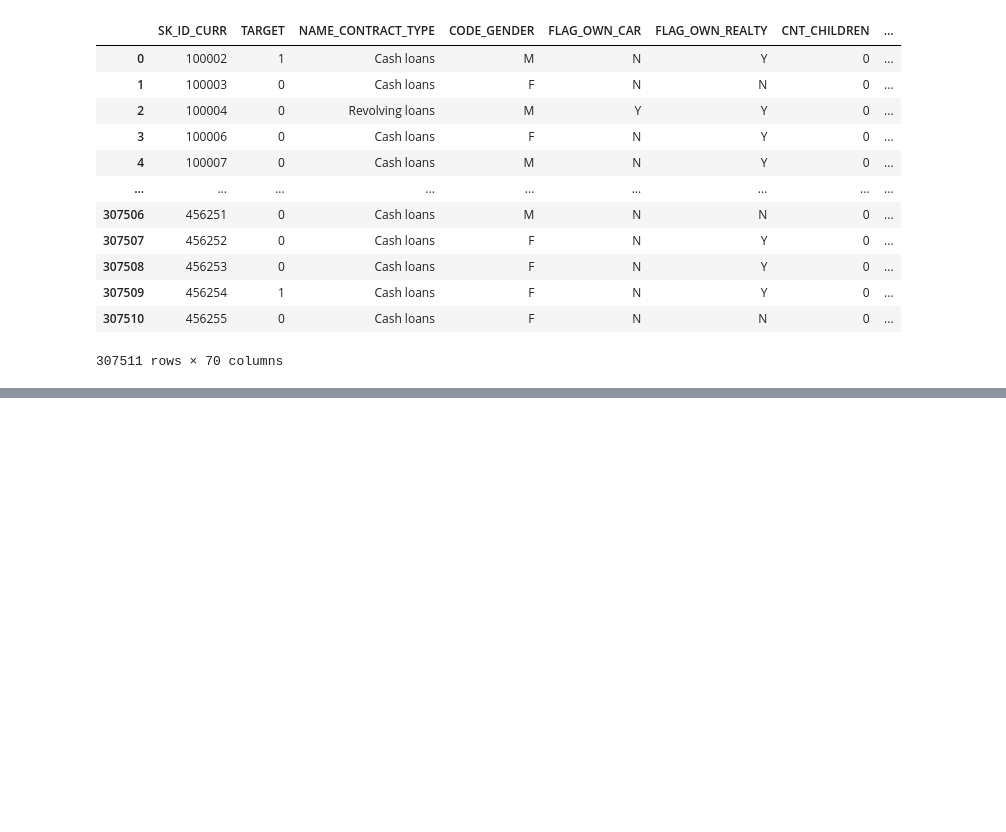
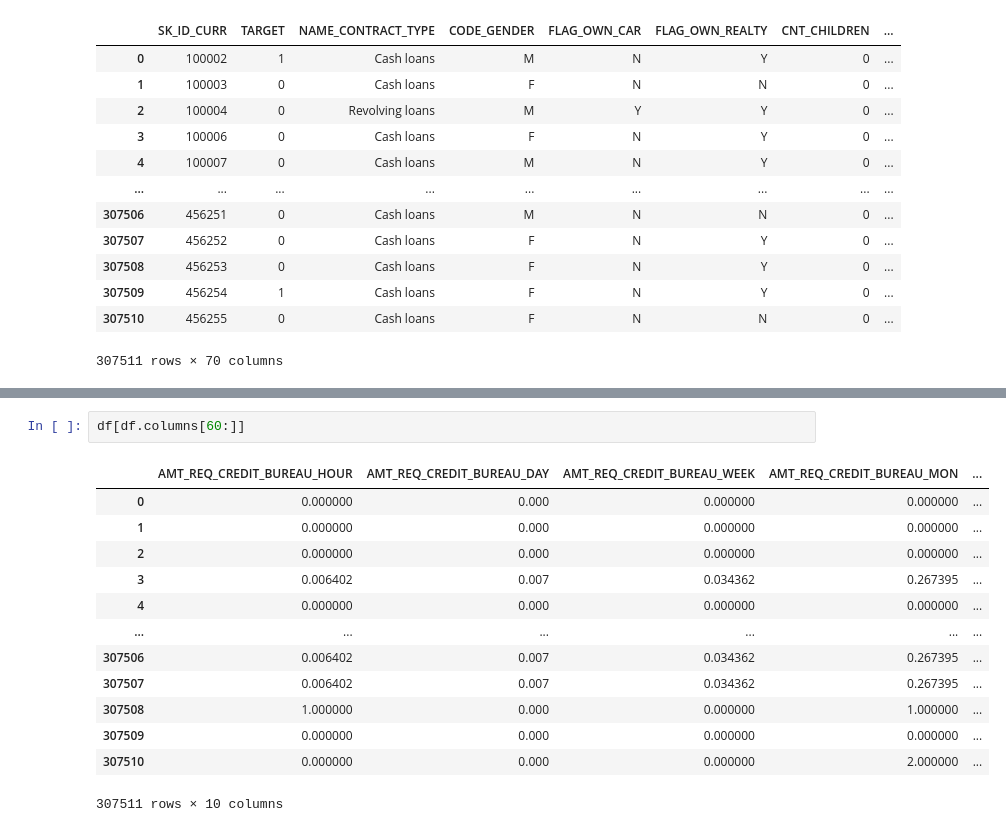
Before and after one commit to ishaansathaye/CSC369Project-LoanApproval, a Jupyter notebook: temp.ipynb, the cells around one changed output, grey strips where cells are left out. Drawn from its saved outputs; the diff is of its cells as text; blank space fills up the shorter version.

```diff
--- a/temp.ipynb
+++ b/temp.ipynb
@@ -99,0 +148,16 @@ df
+# %%
+df[df.columns[60:]]
+# %% [output]
+|  | AMT_REQ_CREDIT_BUREAU_HOUR | AMT_REQ_CREDIT_BUREAU_DAY | AMT_REQ_CREDIT_BUREAU_WEEK | AMT_REQ_CREDIT_BUREAU_MON | ... |
+| 0 | 0.000000 | 0.000 | 0.000000 | 0.000000 | ... |
+| 1 | 0.000000 | 0.000 | 0.000000 | 0.000000 | ... |
+| 2 | 0.000000 | 0.000 | 0.000000 | 0.000000 | ... |
+| 3 | 0.006402 | 0.007 | 0.034362 | 0.267395 | ... |
+| 4 | 0.000000 | 0.000 | 0.000000 | 0.000000 | ... |
+| ... | ... | ... | ... | ... | ... |
+| 307506 | 0.006402 | 0.007 | 0.034362 | 0.267395 | ... |
+| 307507 | 0.006402 | 0.007 | 0.034362 | 0.267395 | ... |
+| 307508 | 1.000000 | 0.000 | 0.000000 | 1.000000 | ... |
+| 307509 | 0.000000 | 0.000 | 0.000000 | 0.000000 | ... |
+| 307510 | 0.000000 | 0.000 | 0.000000 | 2.000000 | ... |
+307511 rows × 10 columns
```
Also changed, not shown: parts of 6 cells of this notebook, 1 other file.
